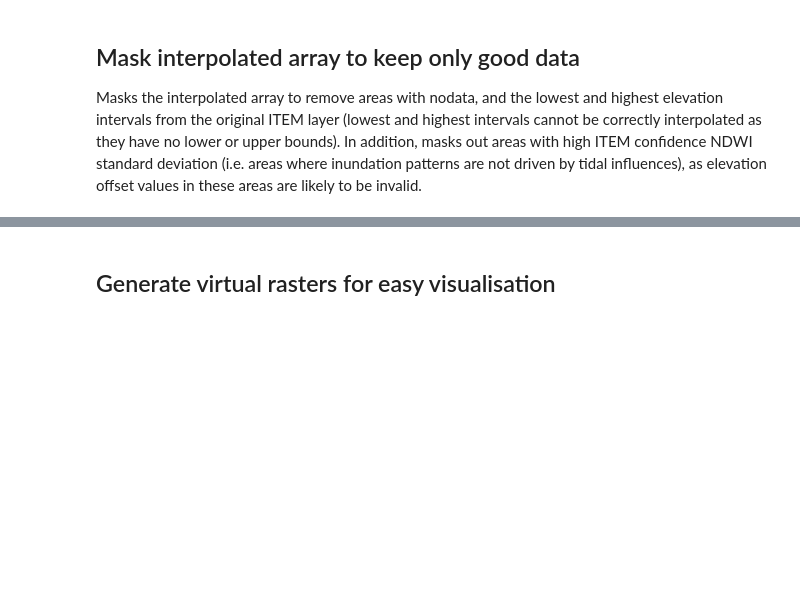
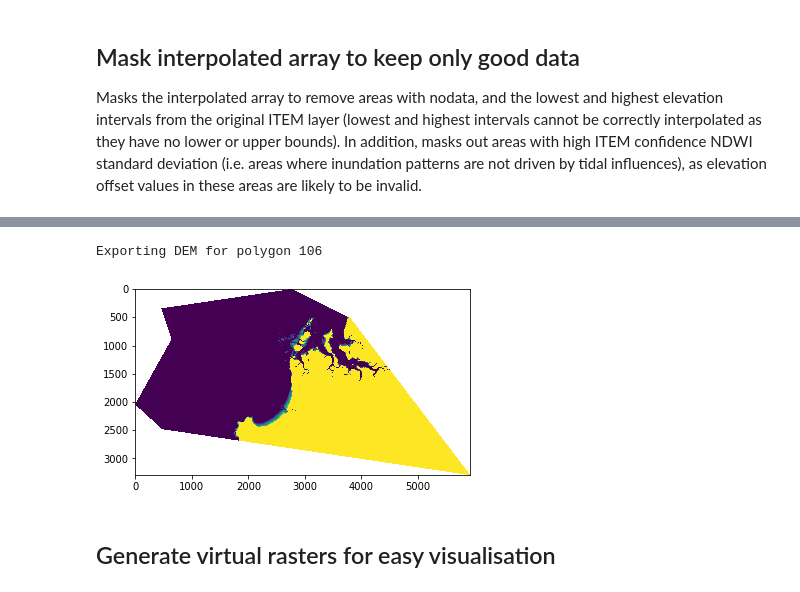
Before and after one commit to robbibt/nidem_visualisations, a Jupyter notebook: NIDEM_generation.ipynb, the cells around one changed output, grey strips where cells are left out. Saved outputs shown, nothing was run; the diff lists cells and outputs as text; code cells hidden in the pictures; blank space fills up the shorter version.

```diff
--- a/NIDEM_generation.ipynb
+++ b/NIDEM_generation.ipynb
@@ -367,3 +374,21 @@ item_ds = None
+# %%
+nidem_3dvis = np.copy(interpolated_array)
+
+nidem_3dvis[item_array == 0] = np.nanmin(nidem_3dvis)
+nidem_3dvis[item_array == 9] = np.nanmax(nidem_3dvis)
+
+plt.imshow(nidem_3dvis)
+
+# Export resulting DEM as a geotiff
+print("Exporting DEM for polygon {}".format(polygon_ID))
+SpatialTools.array_to_geotiff(fname = "scratch/NIDEM_3d_{}.tif".format(polygon_ID),
+                              data = nidem_3dvis,
+                              geo_transform = geotrans,
+                              projection = prj,
+                              nodata_val = np.nan)
+# %% [output]
+Exporting DEM for polygon 106
+[figure, added]
 # %% [markdown]
 ## Generate virtual rasters for easy visualisation
 # %%
```
Also changed, not shown: parts of 8 cells of this notebook, 24 other files.
